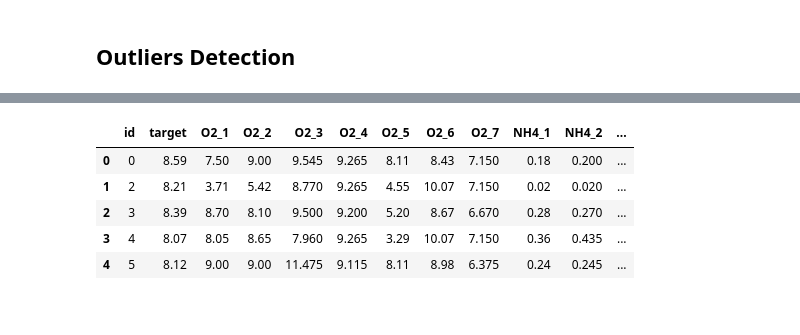
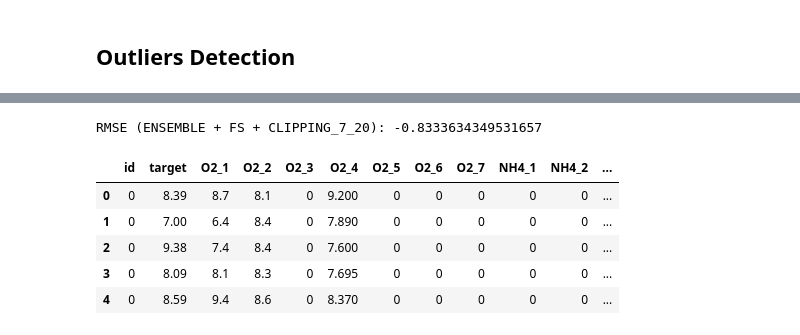
Before and after one commit to Abdulrahman-Adel/Kaggle-Adventures, a Jupyter notebook: data-centric-way-eda-outliers-fs.ipynb, the cells around one changed output, grey strips where cells are left out. Saved outputs shown, nothing was run; the diff lists cells and outputs as text; code cells hidden in the pictures.

```diff
--- a/data-centric-way-eda-outliers-fs.ipynb
+++ b/data-centric-way-eda-outliers-fs.ipynb
@@ -69,7 +71,7 @@ RMSE (BASELINE): -1.3770624373999154
 ## Outliers Detection
 # %%
 iso = IsolationForest(random_state = 0)
-yhat = iso.fit_predict(data)
+yhat = iso.fit_predict(data.drop('id', axis = 1))
 
 print('Outliers detected (Isolation Forest): {}'.format(np.count_nonzero(yhat == -1)))
 
@@ -191,6 +167,4 @@ axs[4].legend()
 # %%
-rf.fit(X_LOF, Y_LOF)
+rf.fit(X_7_20, Y_7_20)
 
-pd.DataFrame({'importances': rf.feature_importances_}, index = X_EE.columns).sort_values(by = 'importances')\
-.plot(figsize = (15, 6), kind = 'barh')\
-.get_legend().remove()
+imp = pd.DataFrame({'importances': rf.feature_importances_}, index = X_SVM.columns).sort_values(by = 'importances', ascending = False)
@@ -199,35 +176,35 @@ pd.DataFrame({'importances': rf.feature_importances_}, index = X_EE.columns).sor
 # %%
-# selected_features = [
-#     'O2_1',
-#     'O2_2',
-#     'NH4_6',
-#     'NO2_6',
-#     'O2_4',
-#     'O2_5'
-# ]
+selected_features = [
+    'O2_1',
+    'O2_2',
+    'O2_4',
+    'BOD5_7'
+]
 
-# scores = cross_val_score(rf,
-#                          X_LOF[selected_features],
-#                          Y_LOF,
-#                          cv = 10,
-#                          scoring = 'neg_root_mean_squared_error',
-#                          n_jobs = -1)
+scores = cross_val_score(rf,
+                         X_7_20[selected_features],
+                         Y_7_20,
+                         cv = 10,
+                         scoring = 'neg_root_mean_squared_error',
+                         n_jobs = -1)
 
-# print(f'RMSE (Local Outlier Factor + FS): {scores.mean()}')
+print(f'RMSE (ENSEMBLE + FS + CLIPPING_7_20): {scores.mean()}')
+# %% [output]
+RMSE (ENSEMBLE + FS + CLIPPING_7_20): -0.8333634349531657
 # %%
-# for column in X_LOF.columns:
-#     if column not in selected_features:
-#         data_LOF[column] = 0
+for column in X_7_20.columns:
+    if column not in selected_features:
+        data_7_20[column] = 0
 # %%
-submission = data_LOF.reset_index(drop = True).copy()
+submission = data_7_20.reset_index(drop = True).copy()
 
 submission.head()
 # %% [output]
 |  | id | target | O2_1 | O2_2 | O2_3 | O2_4 | O2_5 | O2_6 | O2_7 | NH4_1 | NH4_2 | ... |
-| 0 | 0 | 8.59 | 7.50 | 9.00 | 9.545 | 9.265 | 8.11 | 8.43 | 7.150 | 0.18 | 0.200 | ... |
-| 1 | 2 | 8.21 | 3.71 | 5.42 | 8.770 | 9.265 | 4.55 | 10.07 | 7.150 | 0.02 | 0.020 | ... |
-| 2 | 3 | 8.39 | 8.70 | 8.10 | 9.500 | 9.200 | 5.20 | 8.67 | 6.670 | 0.28 | 0.270 | ... |
-| 3 | 4 | 8.07 | 8.05 | 8.65 | 7.960 | 9.265 | 3.29 | 10.07 | 7.150 | 0.36 | 0.435 | ... |
-| 4 | 5 | 8.12 | 9.00 | 9.00 | 11.475 | 9.115 | 8.11 | 8.98 | 6.375 | 0.24 | 0.245 | ... |
+| 0 | 0 | 8.39 | 8.7 | 8.1 | 0 | 9.200 | 0 | 0 | 0 | 0 | 0 | ... |
+| 1 | 0 | 7.00 | 6.4 | 8.4 | 0 | 7.890 | 0 | 0 | 0 | 0 | 0 | ... |
+| 2 | 0 | 9.38 | 7.4 | 8.4 | 0 | 7.600 | 0 | 0 | 0 | 0 | 0 | ... |
+| 3 | 0 | 8.09 | 8.1 | 8.3 | 0 | 7.695 | 0 | 0 | 0 | 0 | 0 | ... |
+| 4 | 0 | 8.59 | 9.4 | 8.6 | 0 | 8.370 | 0 | 0 | 0 | 0 | 0 | ... |
 # %%
 submission.to_csv('submission.csv', index = False)
```
Also changed, not shown: parts of 11 cells of this notebook.
